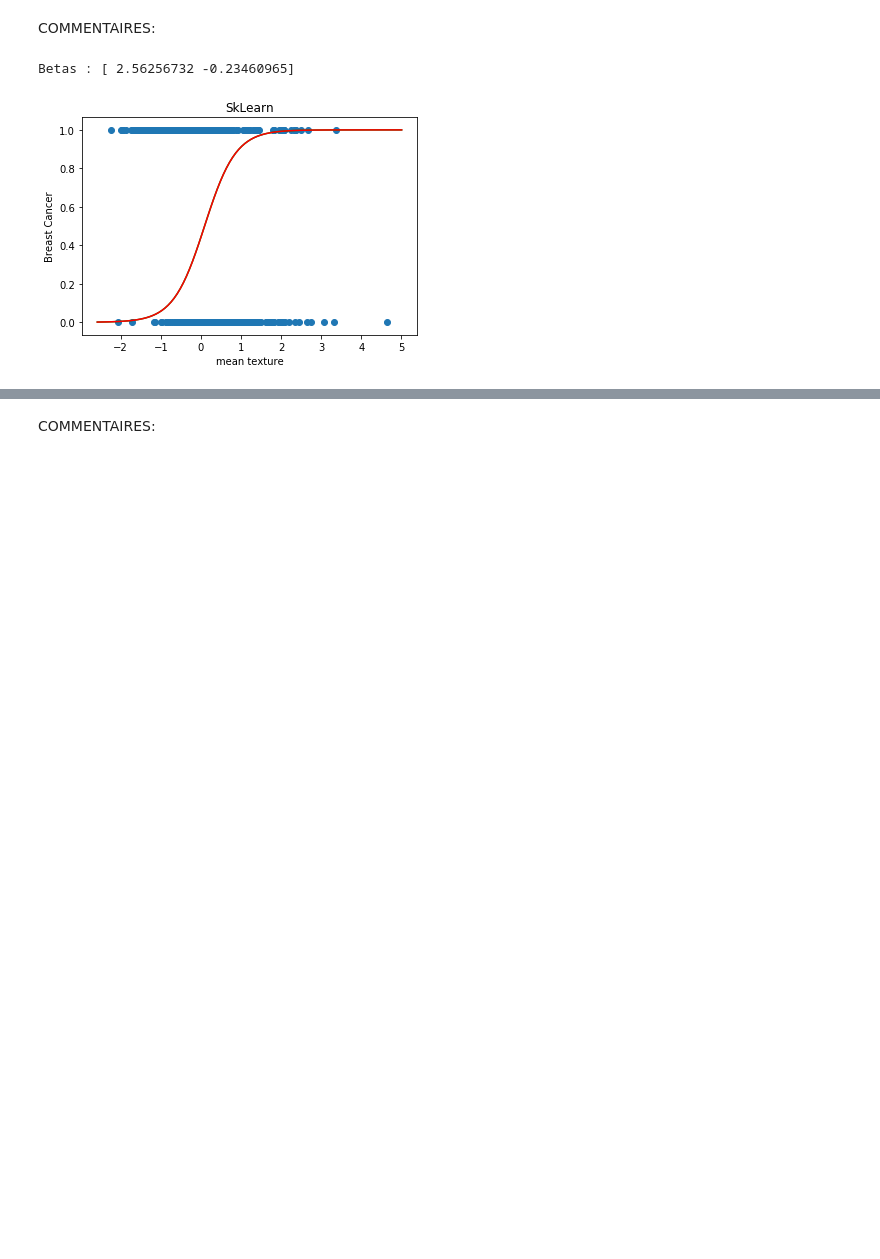
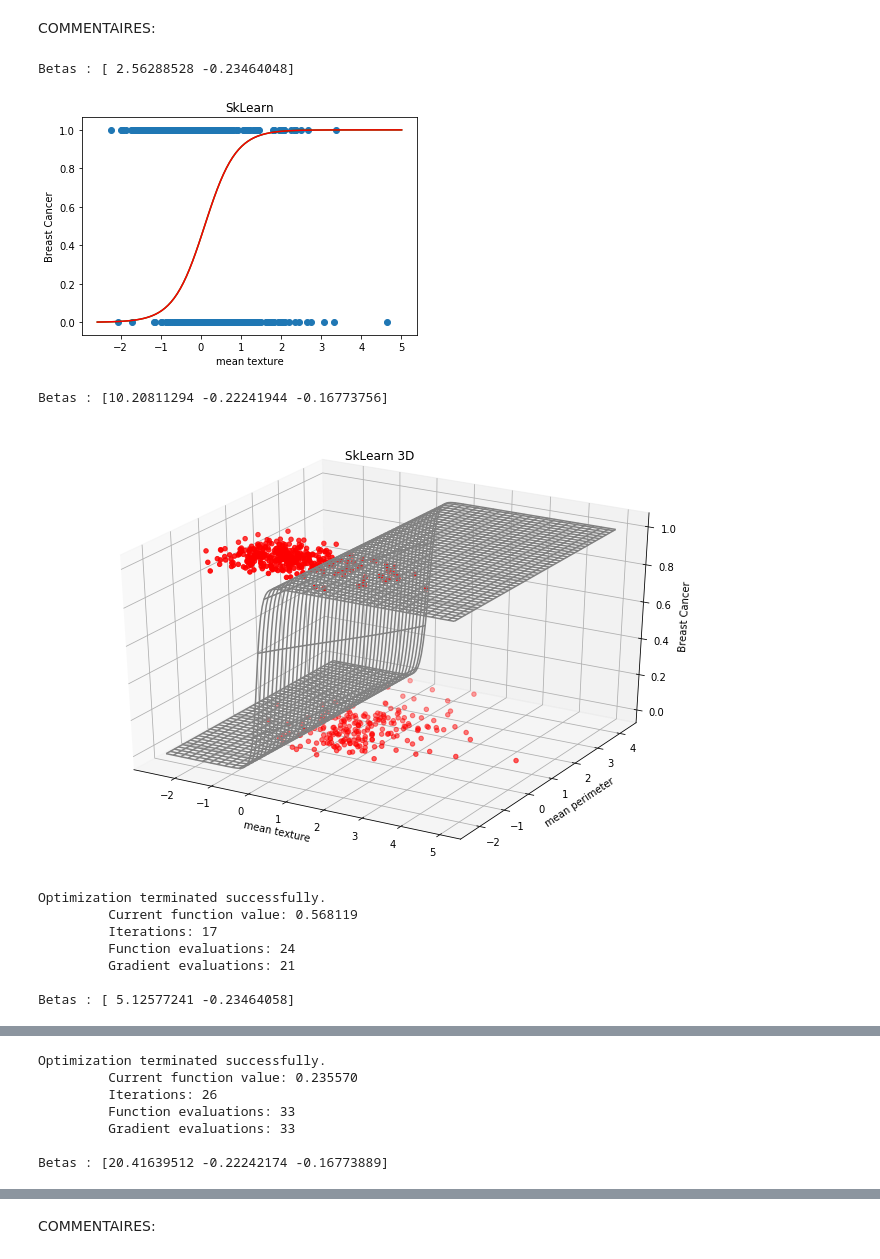
Before and after one commit to MrRedbloX/M1_INFO, a Jupyter notebook: INF2249_AlgorithmiqueDonnees/TP5/AlgoRegLog.ipynb, the cells around one changed output, grey strips where cells are left out. Drawn from its saved outputs; the diff is of its cells as text; code cells hidden in the pictures; blank space fills up the shorter version.

```diff
--- a/INF2249_AlgorithmiqueDonnees/TP5/AlgoRegLog.ipynb
+++ b/INF2249_AlgorithmiqueDonnees/TP5/AlgoRegLog.ipynb
@@ -355,15 +408,29 @@ visualisation de la fonction cout et des valeurs des paramètres au cours des it
 COMMENTAIRES:
 # %%
 #-- Pour comparer
-from sklearn import linear_model
-clf = linear_model.LogisticRegression(C=1e5)
+clf = LogisticRegression(C=1e5, solver='lbfgs')
 clf.fit(X1, Y)
 
+clf3D = LogisticRegression(C=1e5, solver='lbfgs')
+clf3D.fit(X2, Y)
 # and plot the result
 plt.clf()
 display("SkLearn",X1,Y,clf.coef_)
-
+display3D("SkLearn 3D",X2,Y,clf3D.coef_)
 # avec les algos d'optim
+opti = optimize.fmin_bfgs(cout, x0 = [0,0], fprime = grad, args = (X1, Y), gtol = 1e-9)
+display("Optim",X1,Y,[opti])
+opti3D = optimize.fmin_bfgs(cout, x0 = [0,0,0], fprime = grad, args = (X2, Y), gtol = 1e-9)
+display3D("Optim3D",X2,Y,[opti3D])
 # %% [output]
-Betas : [ 2.56256732 -0.23460965]
+Betas : [ 2.56288528 -0.23464048]
 [figure]
+Betas : [10.20811294 -0.22241944 -0.16773756]
+[figure, added]
+Optimization terminated successfully.
+         Current function value: 0.568119
+         Iterations: 17
+         Function evaluations: 24
+         Gradient evaluations: 21
+
+Betas : [ 5.12577241 -0.23464058]
@@ -369,0 +438,7 @@ Betas : [ 2.56256732 -0.23460965]
+Optimization terminated successfully.
+         Current function value: 0.235570
+         Iterations: 26
+         Function evaluations: 33
+         Gradient evaluations: 33
+
+Betas : [20.41639512 -0.22242174 -0.16773889]
```
Also changed, not shown: parts of 9 cells of this notebook.
